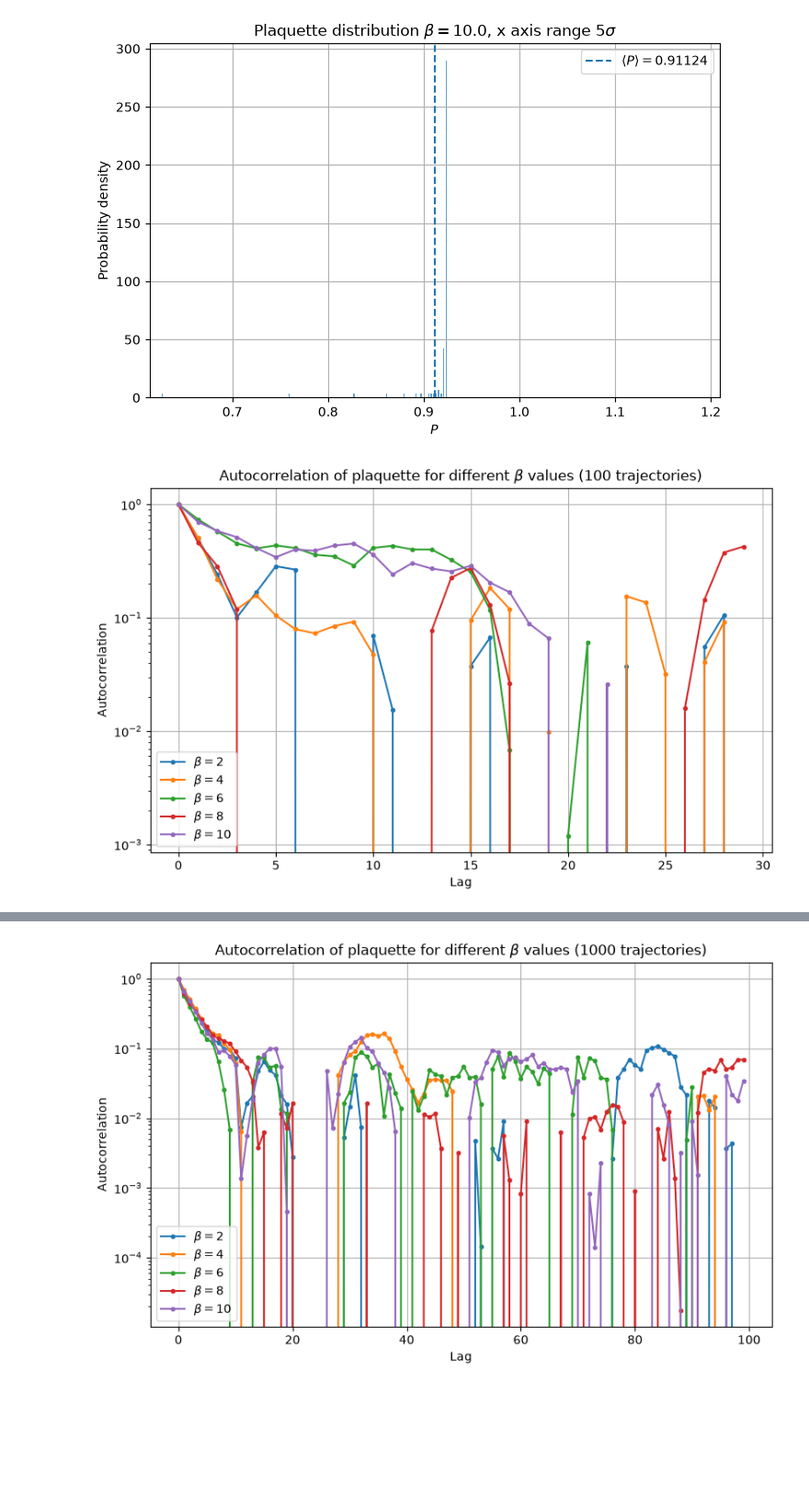
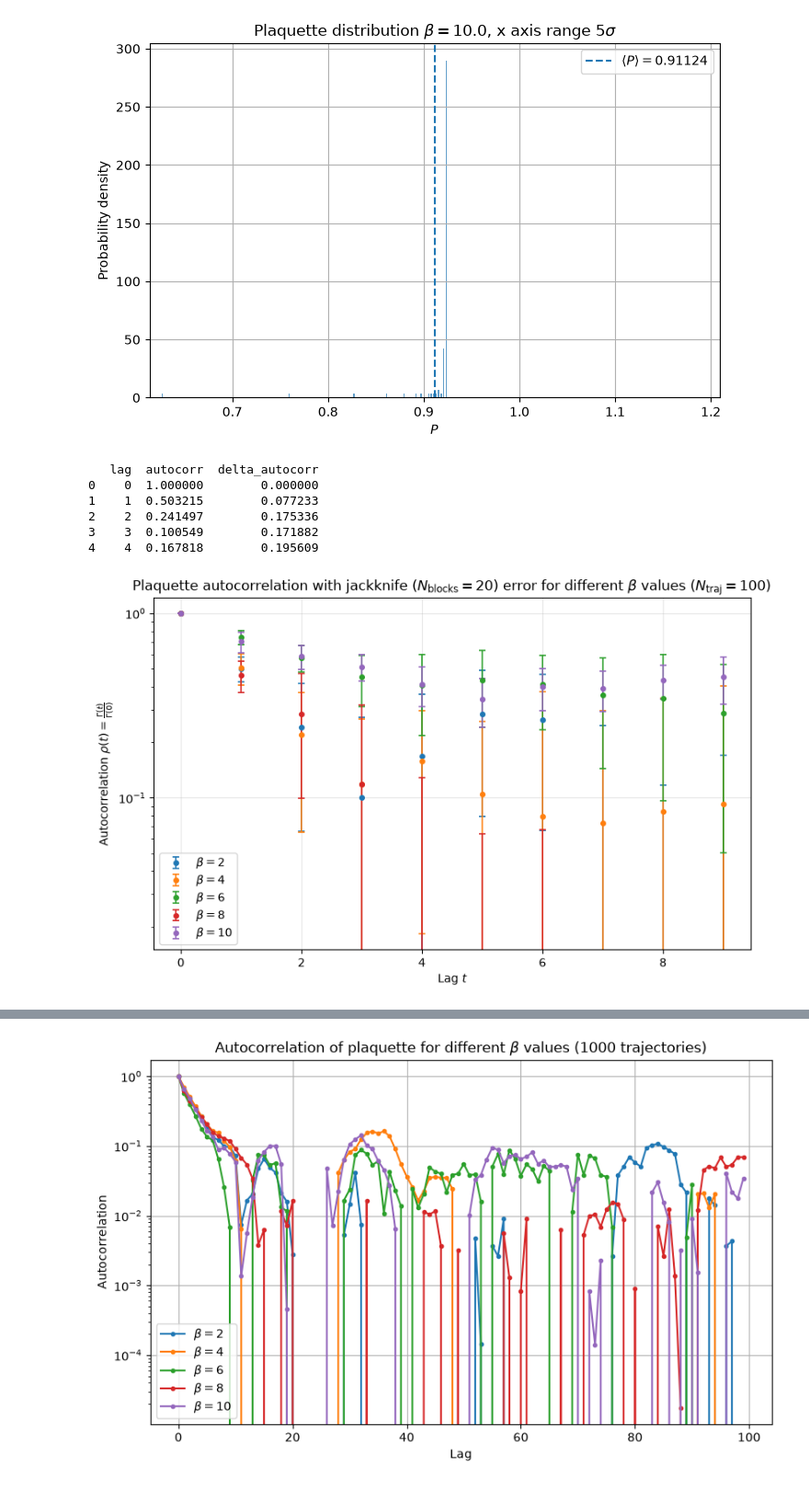
Before and after one commit to mfbecker93/SU-2-pure-gauge, a Jupyter notebook: analysis/analysis_pure_gauge.ipynb, the cells around one changed output, grey strips where cells are left out. Shown at 92% size. Saved outputs shown, nothing was run; the diff lists cells and outputs as text; code cells hidden in the pictures; blank space fills up the shorter version.

Commit message:
Jackknife added to compute error on autocorrelation

```diff
--- a/analysis/analysis_pure_gauge.ipynb
+++ b/analysis/analysis_pure_gauge.ipynb
@@ -397,18 +492,34 @@ def plot_autocorr(df, value, ax=None, title=None, label=None):
+# %%
+df_rho = jackknife_autocorr(
+    df_beta2_traj100,
+    "plaquette",
+    t=30,
+    n_blocks=20
+)
+
+print(df_rho.head())
+# %% [output]
+   lag  autocorr  delta_autocorr
+0    0  1.000000        0.000000
+1    1  0.503215        0.077233
+2    2  0.241497        0.175336
+3    3  0.100549        0.171882
+4    4  0.167818        0.195609
 # %%
 fig, ax = plt.subplots(figsize=(8,5), layout="constrained")
 
-plot_autocorr(ac_plaq_beta2_traj100, "plaquette", ax=ax, label=r"$\beta=2$")
-plot_autocorr(ac_plaq_beta4_traj100, "plaquette", ax=ax, label=r"$\beta=4$")
-plot_autocorr(ac_plaq_beta6_traj100, "plaquette", ax=ax, label=r"$\beta=6$")
-plot_autocorr(ac_plaq_beta8_traj100, "plaquette", ax=ax, label=r"$\beta=8$")
-plot_autocorr(ac_plaq_beta10_traj100, "plaquette", ax=ax, label=r"$\beta=10$")
+plot_autocorr(jackknife_autocorr(df_beta2_traj100, "plaquette",t=10,n_blocks=20), "plaquette", ax=ax, label=r"$\beta=2$")
+plot_autocorr(jackknife_autocorr(df_beta4_traj100, "plaquette",t=10,n_blocks=20), "plaquette", ax=ax, label=r"$\beta=4$")
+plot_autocorr(jackknife_autocorr(df_beta6_traj100, "plaquette",t=10,n_blocks=20), "plaquette", ax=ax, label=r"$\beta=6$")
+plot_autocorr(jackknife_autocorr(df_beta8_traj100, "plaquette",t=10,n_blocks=20), "plaquette", ax=ax, label=r"$\beta=8$")
+plot_autocorr(jackknife_autocorr(df_beta10_traj100, "plaquette",t=10,n_blocks=20), "plaquette", ax=ax, label=r"$\beta=10$")
 
 ax.legend()
 
-plt.title(r"Autocorrelation of plaquette for different $\beta$ values (100 trajectories)")
-plt.xlabel("Lag")
-plt.ylabel("Autocorrelation")
+plt.title(r"Plaquette autocorrelation with jackknife ($N_{\text{blocks}}=20$) error for different $\beta$ values ($N_{\text{traj}}=100$)")
+plt.xlabel("Lag $t$")
+plt.ylabel(r"Autocorrelation $\rho(t)=\frac{\Gamma(t)}{\Gamma(0)}$")
 plt.yscale("log")
 plt.show()
 # %% [output]
-[figure, old version]
+[figure, new version]
```
Also changed, not shown: parts of 3 cells of this notebook.
